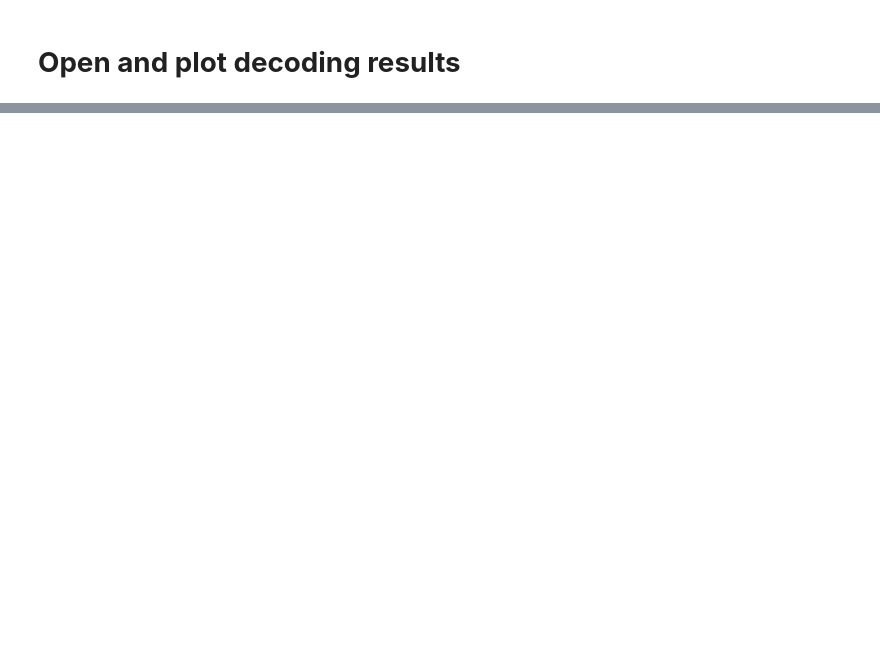
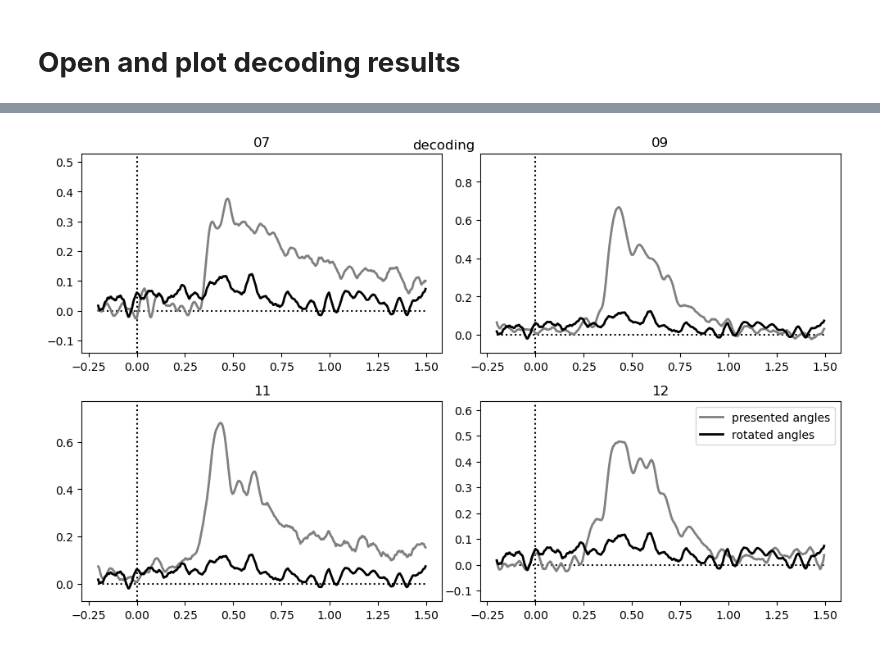
Before and after one commit to elodiehusson/Stage-M2, a Jupyter notebook: Decoding.ipynb, the cells around one changed output, grey strips where cells are left out. Drawn from its saved outputs; the diff is of its cells as text; code cells hidden in the pictures; blank space fills up the shorter version.

Commit message:
changements dans decoding

```diff
--- a/Decoding.ipynb
+++ b/Decoding.ipynb
@@ -283,0 +353,42 @@ plt.show()
+# %%
+alldatres =[]
+alldatrot = []
+
+plt.figure(figsize = (10,9))
+for i, sub in enumerate(SUBJS):
+    plt.subplot(int(len(SUBJS)/2)+1, 2, i+1)
+
+    datCospres = open_decodingresults(derivative_root + f"sub-{sub}/" + f"presented_angles_Cos_{sub}.pkl", SW)
+    datSinpres = open_decodingresults(derivative_root + f"sub-{sub}/" + f"presented_angles_Sin_{sub}.pkl", SW)
+
+    datCosrot = open_decodingresults(derivative_root + f"sub-{sub}/" + f"expected_angles_deg_Cos_{sub}.pkl", SW)
+    datSinrot = open_decodingresults(derivative_root + f"sub-{sub}/" + f"expected_angles_deg_Sin_{sub}.pkl", SW)
+
+    border_max = max(np.array(datSinpres)[0,0,:])+0.1
+    border_min = min(np.array(datCospres)[0,0,:])-0.05
+    plt.plot([times[0],times[-1]],[0,0], 'k:')
+    plt.plot([0,0],[border_min,border_max], 'k:')
+
+    datres = np.mean([datCospres,datSinpres],0)
+    alldatres.append(np.array(datres).flatten())
+
+    datrot = np.mean([datCosrot,datSinrot],0)
+    alldatrot.append(np.array(datrot).flatten())
+
+    # plt.plot(times, np.array(datCosrot)[0,0,:], 'red', linewidth=1, label = "cos")
+    # plt.plot(times, np.array(datSinrot)[0,0,:], 'green', linewidth=1, label = "sin")
+
+    # plt.plot(times, np.array(datCospres)[0,0,:], 'red', linewidth=1, label = "cos")
+    # plt.plot(times, np.array(datSinpres)[0,0,:], 'green', linewidth=1, label = "sin")
+
+    plt.plot(times, np.array(datres)[0,0,:], 'grey', linewidth=2, label = "presented angles")
+    plt.plot(times, np.array(datrot)[0,0,:], 'black', linewidth=2, label = "rotated angles")
+
+    plt.ylim([border_min,border_max])
+    plt.title(sub)
+plt.tight_layout()
+plt.legend()
+plt.suptitle(f"decoding")
+plt.show()
+# %% [output]
+[figure, added]
```
Also changed, not shown: parts of 12 cells of this notebook.
